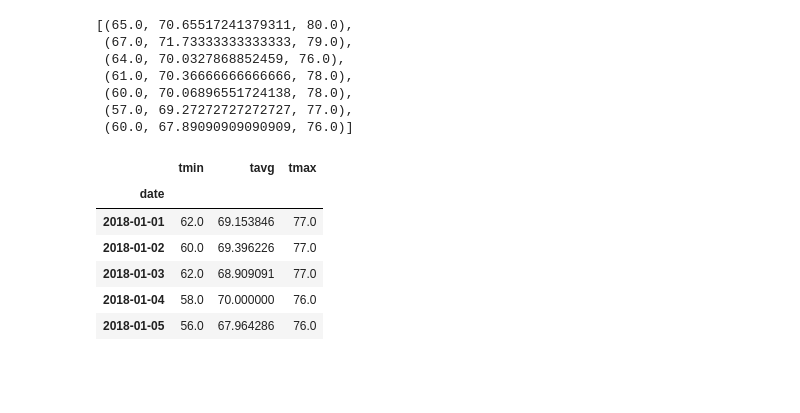
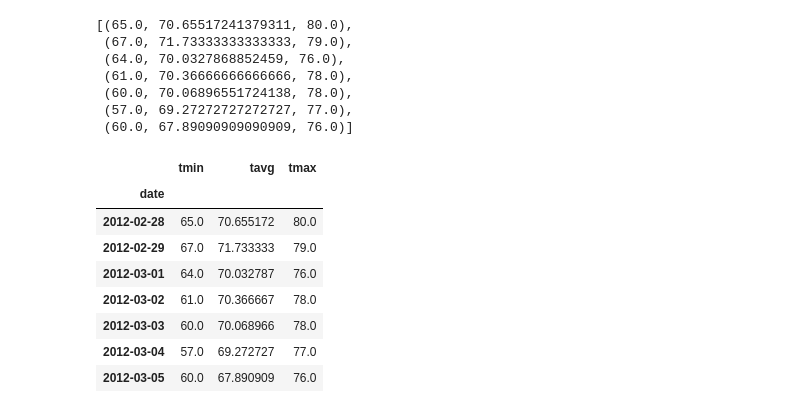
Before and after one commit to robert-rd-wood/Homework-10, a Jupyter notebook: climate.ipynb, the cells around one changed output. Cells and saved outputs as stored; diff of their text form; code cells hidden in the pictures; blank space fills up the shorter version.

```diff
--- a/climate.ipynb
+++ b/climate.ipynb
@@ -406,14 +406,28 @@ normals
  (60.0, 67.89090909090909, 76.0)]
 # %%
 # Load the previous query results into a Pandas DataFrame and add the `trip_dates` range as the `date` index
+
+# Create list of stringified dates
+date_index = []
+for date in date_list:
+    date_index.append(datetime.strftime(date,'%Y-%m-%d'))
+
+# Create DataFrame
+normals_df = pd.DataFrame(normals,index=date_index,columns=('tmin','tavg','tmax'))
+normals_df.index.name = "date"
+
+# View resulting DataFrame
+normals_df
 # %% [output]
 |  | tmin | tavg | tmax |
 | date |  |  |  |
-| 2018-01-01 | 62.0 | 69.153846 | 77.0 |
-| 2018-01-02 | 60.0 | 69.396226 | 77.0 |
-| 2018-01-03 | 62.0 | 68.909091 | 77.0 |
-| 2018-01-04 | 58.0 | 70.000000 | 76.0 |
-| 2018-01-05 | 56.0 | 67.964286 | 76.0 |
+| 2012-02-28 | 65.0 | 70.655172 | 80.0 |
+| 2012-02-29 | 67.0 | 71.733333 | 79.0 |
+| 2012-03-01 | 64.0 | 70.032787 | 76.0 |
+| 2012-03-02 | 61.0 | 70.366667 | 78.0 |
+| 2012-03-03 | 60.0 | 70.068966 | 78.0 |
+| 2012-03-04 | 57.0 | 69.272727 | 77.0 |
+| 2012-03-05 | 60.0 | 67.890909 | 76.0 |
 # %%
 # Plot the daily normals as an area plot with `stacked=False`
 # %% [output]
```
